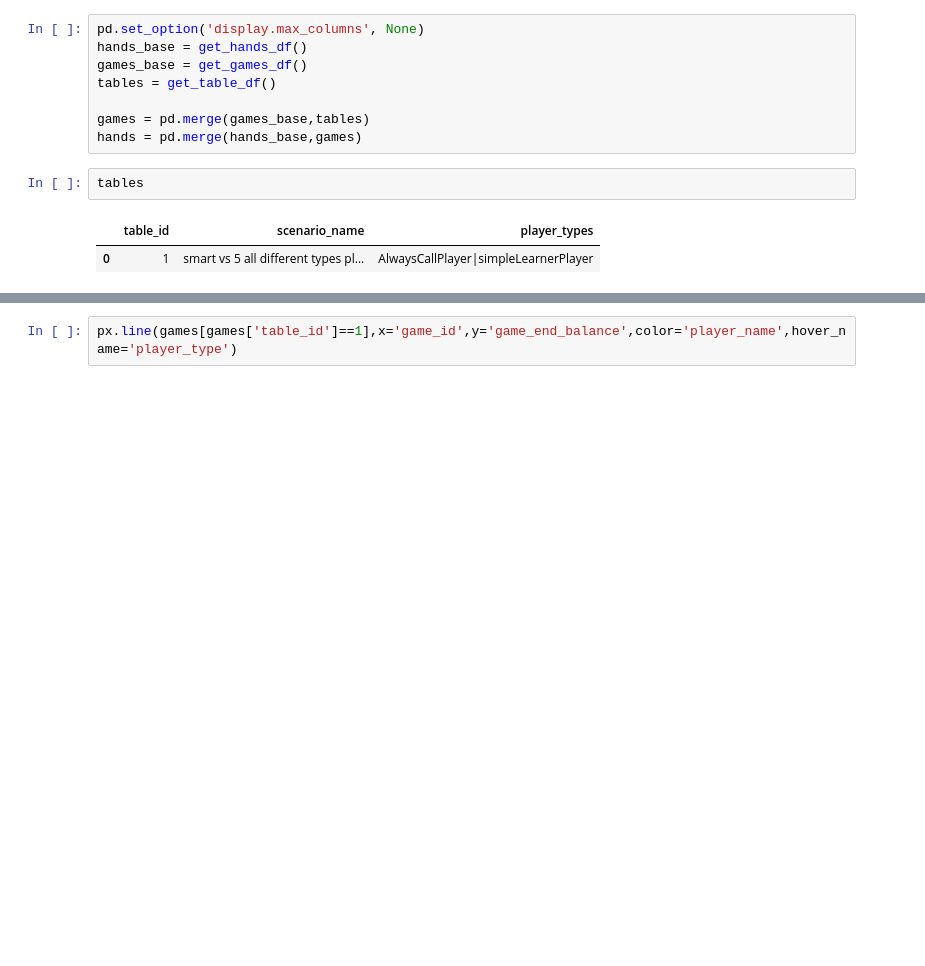
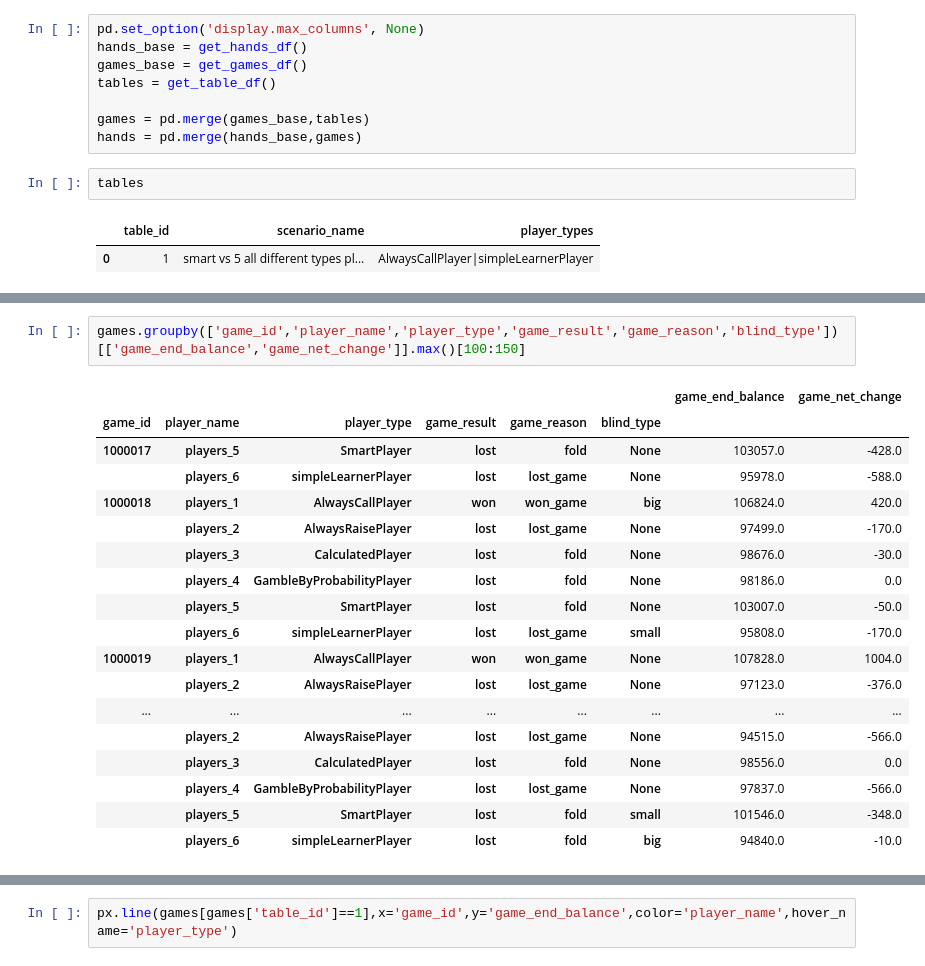
Before and after one commit to Silber8806/PokerPro, a Jupyter notebook: source_code/analysis/Shahin - Poker Simulation Analysis.ipynb, the cells around one changed output, grey strips where cells are left out. Drawn from its saved outputs; the diff is of its cells as text; blank space fills up the shorter version.

```diff
--- a/source_code/analysis/Shahin - Poker Simulation Analysis.ipynb
+++ b/source_code/analysis/Shahin - Poker Simulation Analysis.ipynb
@@ -56,3 +65,24 @@ tables
+# %%
+games.groupby(['game_id','player_name','player_type','game_result','game_reason','blind_type'])[['game_end_balance','game_net_change']].max()[100:150]
+# %% [output]
+|  |  |  |  |  |  | game_end_balance | game_net_change |
+| game_id | player_name | player_type | game_result | game_reason | blind_type |  |  |
+| 1000017 | players_5 | SmartPlayer | lost | fold | None | 103057.0 | -428.0 |
+|  | players_6 | simpleLearnerPlayer | lost | lost_game | None | 95978.0 | -588.0 |
+| 1000018 | players_1 | AlwaysCallPlayer | won | won_game | big | 106824.0 | 420.0 |
+|  | players_2 | AlwaysRaisePlayer | lost | lost_game | None | 97499.0 | -170.0 |
+|  | players_3 | CalculatedPlayer | lost | fold | None | 98676.0 | -30.0 |
+|  | players_4 | GambleByProbabilityPlayer | lost | fold | None | 98186.0 | 0.0 |
+|  | players_5 | SmartPlayer | lost | fold | None | 103007.0 | -50.0 |
+|  | players_6 | simpleLearnerPlayer | lost | lost_game | small | 95808.0 | -170.0 |
+| 1000019 | players_1 | AlwaysCallPlayer | won | won_game | None | 107828.0 | 1004.0 |
+|  | players_2 | AlwaysRaisePlayer | lost | lost_game | None | 97123.0 | -376.0 |
+| ... | ... | ... | ... | ... | ... | ... | ... |
+|  | players_2 | AlwaysRaisePlayer | lost | lost_game | None | 94515.0 | -566.0 |
+|  | players_3 | CalculatedPlayer | lost | fold | None | 98556.0 | 0.0 |
+|  | players_4 | GambleByProbabilityPlayer | lost | lost_game | None | 97837.0 | -566.0 |
+|  | players_5 | SmartPlayer | lost | fold | small | 101546.0 | -348.0 |
+|  | players_6 | simpleLearnerPlayer | lost | fold | big | 94840.0 | -10.0 |
 # %%
 games[games['player_name']=='players_2']['player_type']#=playerType+str(count)
 # %% [output]
```
Also changed, not shown: parts of 9 cells of this notebook, 2 other files.
